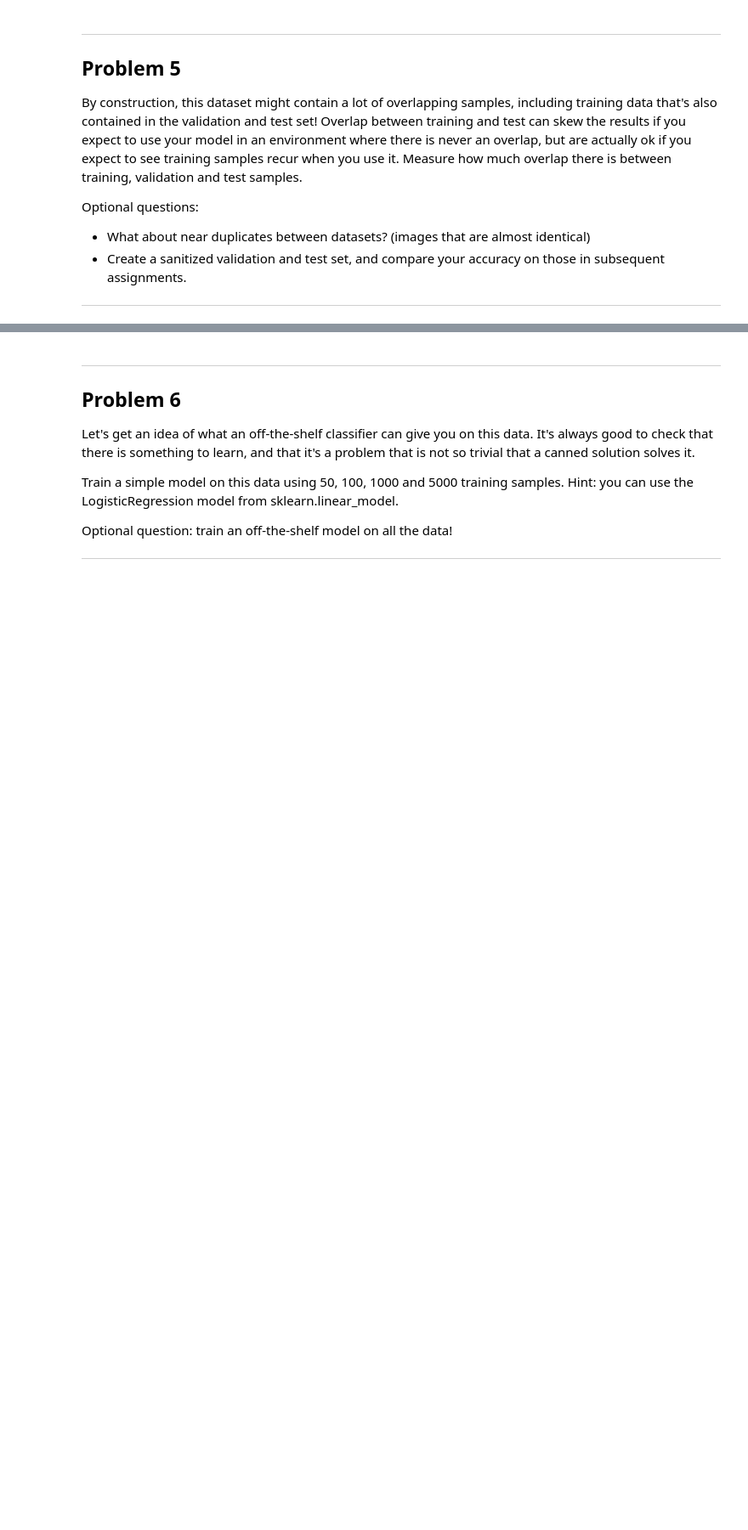
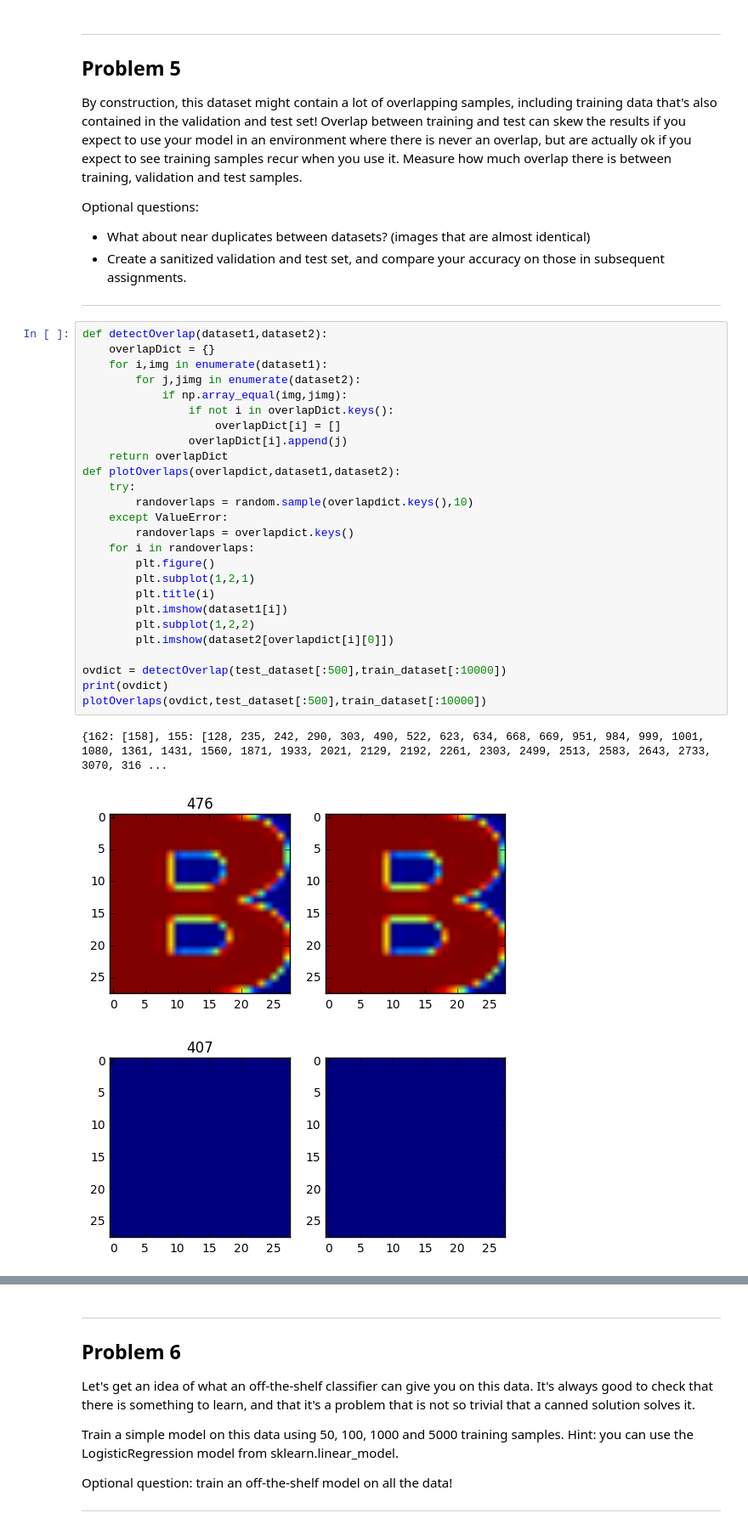
Before and after one commit to nneubarth/udacity_deep_learning, a Jupyter notebook: 1_notmnist.ipynb, the cells around one changed output, grey strips where cells are left out. Shown: that part at 85% size. Saved outputs shown, nothing was run; the diff lists cells and outputs as text; blank space fills up the shorter version.

Commit message:
checked overlap
This reverts commit c3c0178fa976b91fcc9f3706269b4251d2491c8d.

```diff
--- a/1_notmnist.ipynb
+++ b/1_notmnist.ipynb
@@ -441,3 +439,33 @@ Optional questions:
 - What about near duplicates between datasets? (images that are almost identical)
 - Create a sanitized validation and test set, and compare your accuracy on those in subsequent assignments.
 ---
+# %%
+def detectOverlap(dataset1,dataset2):
+    overlapDict = {}
+    for i,img in enumerate(dataset1):
+        for j,jimg in enumerate(dataset2):
+            if np.array_equal(img,jimg):
+                if not i in overlapDict.keys():
+                    overlapDict[i] = []
+                overlapDict[i].append(j)
+    return overlapDict
+def plotOverlaps(overlapdict,dataset1,dataset2):
+    try:
+        randoverlaps = random.sample(overlapdict.keys(),10)
+    except ValueError:
+        randoverlaps = overlapdict.keys()
+    for i in randoverlaps:
+        plt.figure()
+        plt.subplot(1,2,1)
+        plt.title(i)
+        plt.imshow(dataset1[i])
+        plt.subplot(1,2,2)
+        plt.imshow(dataset2[overlapdict[i][0]])
+
+ovdict = detectOverlap(test_dataset[:500],train_dataset[:10000])
+print(ovdict)
+plotOverlaps(ovdict,test_dataset[:500],train_dataset[:10000])
+# %% [output]
+{162: [158], 155: [128, 235, 242, 290, 303, 490, 522, 623, 634, 668, 669, 951, 984, 999, 1001, 1080, 1361, 1431, 1560, 1871, 1933, 2021, 2129, 2192, 2261, 2303, 2499, 2513, 2583, 2643, 2733, 3070, 316 ...
+[figure, added]
+[figure, added]
```
Also changed, not shown: parts of 7 cells of this notebook.
